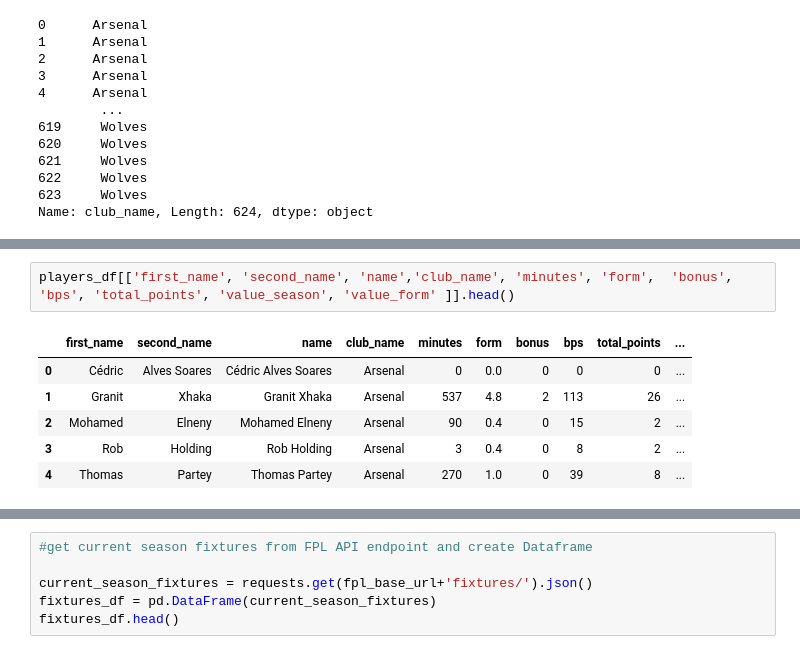
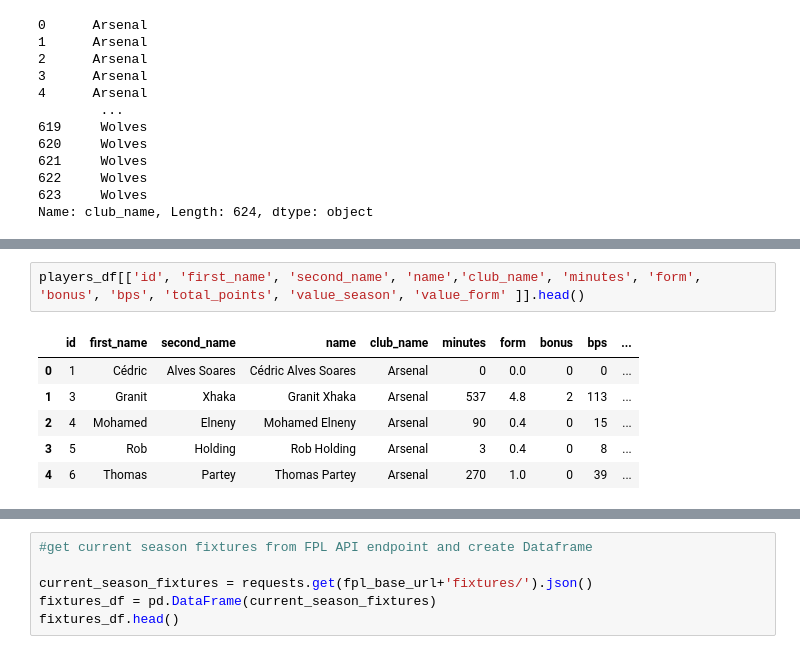
Before and after one commit to laniyadapo/FantasyPremierLeague, a Jupyter notebook: fantasy_test.ipynb, the cells around one changed output, grey strips where cells are left out. Saved outputs shown, nothing was run; the diff lists cells and outputs as text.

```diff
--- a/fantasy_test.ipynb
+++ b/fantasy_test.ipynb
@@ -610,9 +630,9 @@ players_df['name'] = players_df['first_name'] + ' ' + players_df['second_name']
 # %%
-players_df[['first_name', 'second_name', 'name','club_name', 'minutes', 'form',  'bonus', 'bps', 'total_points', 'value_season', 'value_form' ]].head()
+players_df[['id', 'first_name', 'second_name', 'name','club_name', 'minutes', 'form',  'bonus', 'bps', 'total_points', 'value_season', 'value_form' ]].head()
 # %% [output]
-|  | first_name | second_name | name | club_name | minutes | form | bonus | bps | total_points | ... |
-| 0 | Cédric | Alves Soares | Cédric Alves Soares | Arsenal | 0 | 0.0 | 0 | 0 | 0 | ... |
-| 1 | Granit | Xhaka | Granit Xhaka | Arsenal | 537 | 4.8 | 2 | 113 | 26 | ... |
-| 2 | Mohamed | Elneny | Mohamed Elneny | Arsenal | 90 | 0.4 | 0 | 15 | 2 | ... |
-| 3 | Rob | Holding | Rob Holding | Arsenal | 3 | 0.4 | 0 | 8 | 2 | ... |
-| 4 | Thomas | Partey | Thomas Partey | Arsenal | 270 | 1.0 | 0 | 39 | 8 | ... |
+|  | id | first_name | second_name | name | club_name | minutes | form | bonus | bps | ... |
+| 0 | 1 | Cédric | Alves Soares | Cédric Alves Soares | Arsenal | 0 | 0.0 | 0 | 0 | ... |
+| 1 | 3 | Granit | Xhaka | Granit Xhaka | Arsenal | 537 | 4.8 | 2 | 113 | ... |
+| 2 | 4 | Mohamed | Elneny | Mohamed Elneny | Arsenal | 90 | 0.4 | 0 | 15 | ... |
+| 3 | 5 | Rob | Holding | Rob Holding | Arsenal | 3 | 0.4 | 0 | 8 | ... |
+| 4 | 6 | Thomas | Partey | Thomas Partey | Arsenal | 270 | 1.0 | 0 | 39 | ... |
```
Also changed, not shown: parts of 41 cells of this notebook.
